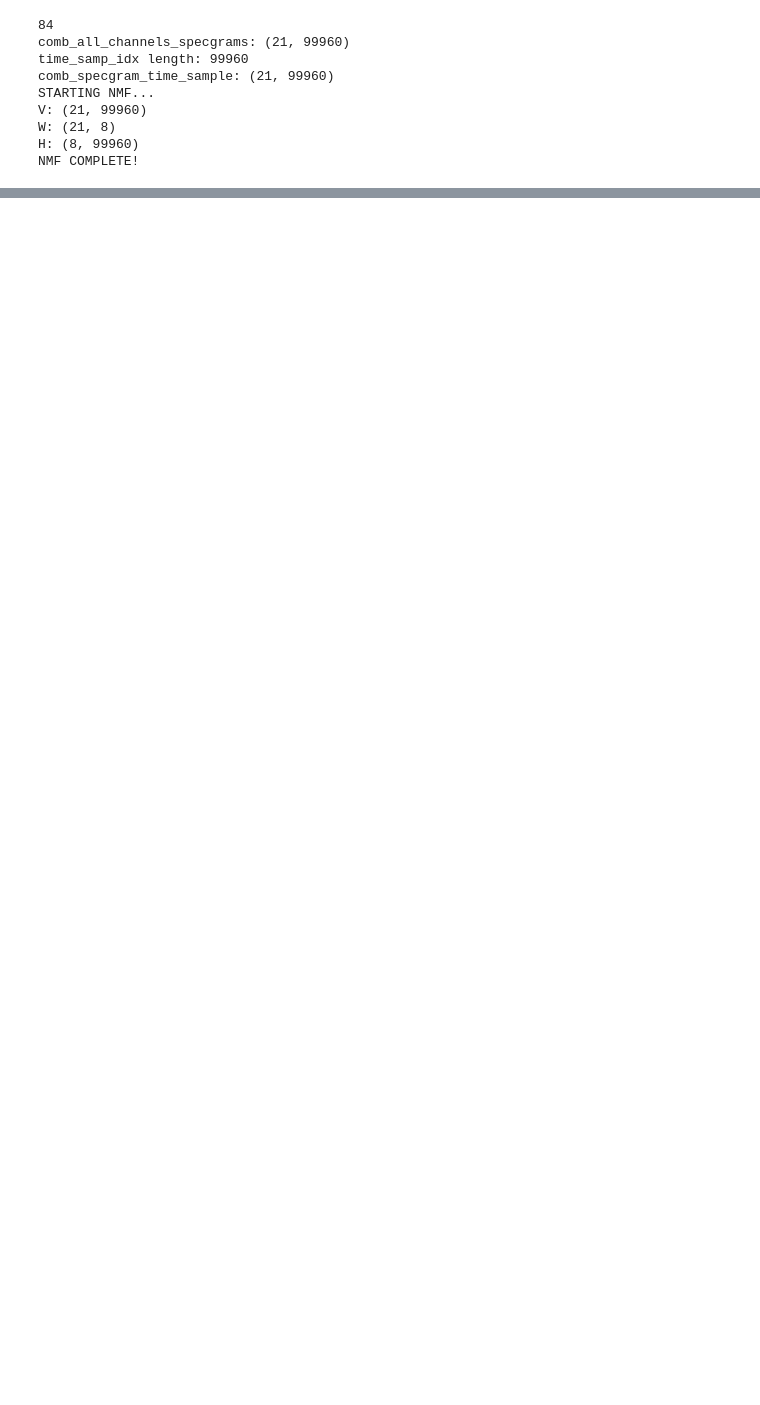
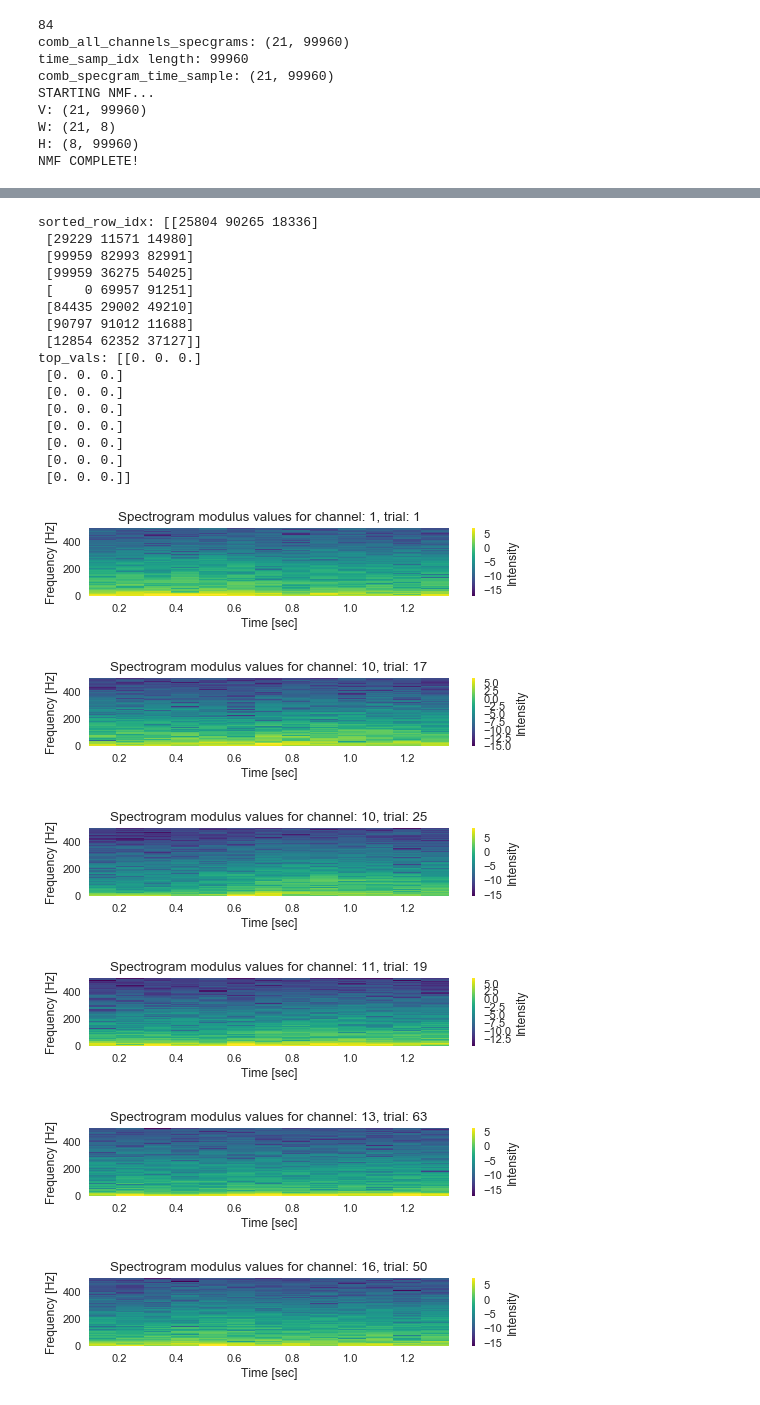
Before and after one commit to shamindras/neuroada_analysis, a Jupyter notebook: Python/fix-max-specgram-vals.ipynb, the cells around one changed output, grey strips where cells are left out. Saved outputs shown, nothing was run; the diff lists cells and outputs as text; code cells hidden in the pictures; blank space fills up the shorter version.

```diff
--- a/Python/fix-max-specgram-vals.ipynb
+++ b/Python/fix-max-specgram-vals.ipynb
@@ -610,0 +460,25 @@ plt.show()
+# %%
+outlier_specgram_wrapper(a=H, k=3, max=False, f=f, t=t, all_pat_chn_trials=all_pat_chn_trials, fs=fs, window=window, nperseg=nperseg, noverlap=noverlap, log_Sxx=True)
+# %% [output]
+sorted_row_idx: [[25804 90265 18336]
+ [29229 11571 14980]
+ [99959 82993 82991]
+ [99959 36275 54025]
+ [    0 69957 91251]
+ [84435 29002 49210]
+ [90797 91012 11688]
+ [12854 62352 37127]]
+top_vals: [[0. 0. 0.]
+ [0. 0. 0.]
+ [0. 0. 0.]
+ [0. 0. 0.]
+ [0. 0. 0.]
+ [0. 0. 0.]
+ [0. 0. 0.]
+ [0. 0. 0.]]
+[figure, added]
+[figure, added]
+[figure, added]
+[figure, added]
+[figure, added]
+[figure, added]
```
Also changed, not shown: parts of 63 cells of this notebook.
